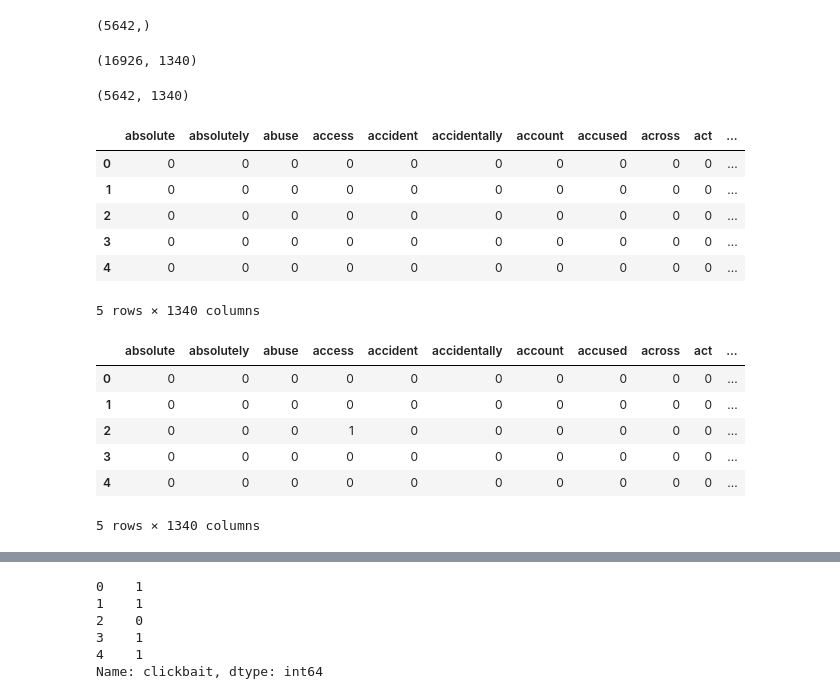
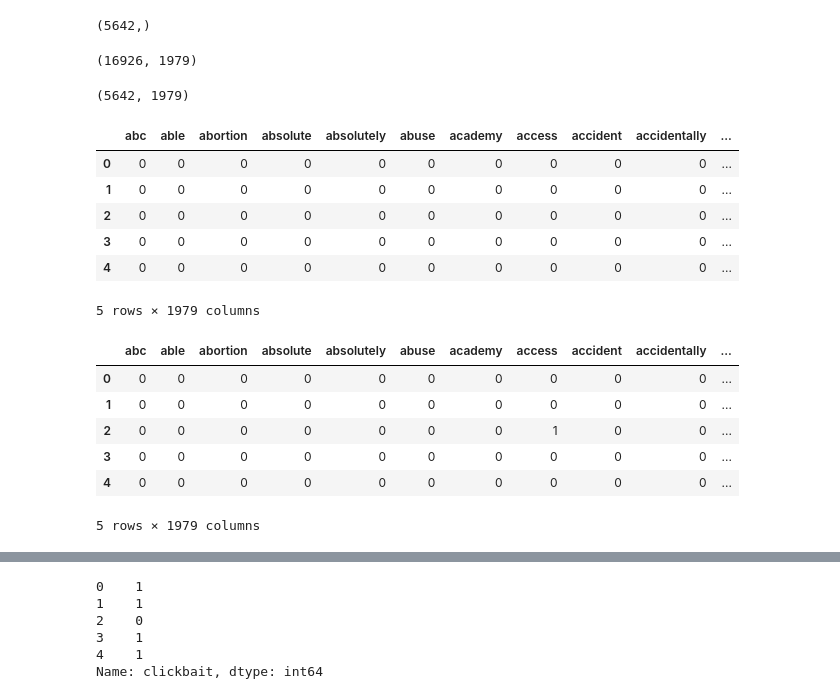
Before and after one commit to leoAshu/headline-classification, a Jupyter notebook: notebooks/model_selection.ipynb, the cells around one changed output, grey strips where cells are left out. Saved outputs shown, nothing was run; the diff lists cells and outputs as text; code cells hidden in the pictures.

```diff
--- a/notebooks/model_selection.ipynb
+++ b/notebooks/model_selection.ipynb
@@ -60,32 +78,32 @@ display(x_valid.shape, y_valid.shape)
 # %%
 # bag of words transformation
 # instantiate a CountVectorizer
-cv = CountVectorizer(min_df=15)
+bow_vectorizer = CountVectorizer(min_df=10)
 
 # train and construct bag of words
-x_train_bow = pd.DataFrame(cv.fit_transform(x_train).toarray(), columns=cv.get_feature_names_out())
-x_valid_bow = pd.DataFrame(cv.transform(x_valid).toarray(), columns=cv.get_feature_names_out())
+x_train_bow = pd.DataFrame(bow_vectorizer.fit_transform(x_train).toarray(), columns=bow_vectorizer.get_feature_names_out())
+x_valid_bow = pd.DataFrame(bow_vectorizer.transform(x_valid).toarray(), columns=bow_vectorizer.get_feature_names_out())
 
 # shape of document matrix: (rows, columns)
 display(x_train_bow.shape, x_valid_bow.shape)
 
-# first 5 datapoints of transformed train & test sets
+# first 5 datapoints of transformed train & validation sets
 display(x_train_bow.head())
 display(x_valid_bow.head())
 # %% [output]
-(16926, 1340)
+(16926, 1979)
-(5642, 1340)
+(5642, 1979)
-|  | absolute | absolutely | abuse | access | accident | accidentally | account | accused | across | act | ... |
+|  | abc | able | abortion | absolute | absolutely | abuse | academy | access | accident | accidentally | ... |
 | 0 | 0 | 0 | 0 | 0 | 0 | 0 | 0 | 0 | 0 | 0 | ... |
 | 1 | 0 | 0 | 0 | 0 | 0 | 0 | 0 | 0 | 0 | 0 | ... |
 | 2 | 0 | 0 | 0 | 0 | 0 | 0 | 0 | 0 | 0 | 0 | ... |
 | 3 | 0 | 0 | 0 | 0 | 0 | 0 | 0 | 0 | 0 | 0 | ... |
 | 4 | 0 | 0 | 0 | 0 | 0 | 0 | 0 | 0 | 0 | 0 | ... |
-5 rows × 1340 columns
+5 rows × 1979 columns
-|  | absolute | absolutely | abuse | access | accident | accidentally | account | accused | across | act | ... |
+|  | abc | able | abortion | absolute | absolutely | abuse | academy | access | accident | accidentally | ... |
 | 0 | 0 | 0 | 0 | 0 | 0 | 0 | 0 | 0 | 0 | 0 | ... |
 | 1 | 0 | 0 | 0 | 0 | 0 | 0 | 0 | 0 | 0 | 0 | ... |
-| 2 | 0 | 0 | 0 | 1 | 0 | 0 | 0 | 0 | 0 | 0 | ... |
+| 2 | 0 | 0 | 0 | 0 | 0 | 0 | 0 | 1 | 0 | 0 | ... |
 | 3 | 0 | 0 | 0 | 0 | 0 | 0 | 0 | 0 | 0 | 0 | ... |
 | 4 | 0 | 0 | 0 | 0 | 0 | 0 | 0 | 0 | 0 | 0 | ... |
-5 rows × 1340 columns
+5 rows × 1979 columns
```
Also changed, not shown: parts of 12 cells of this notebook.
